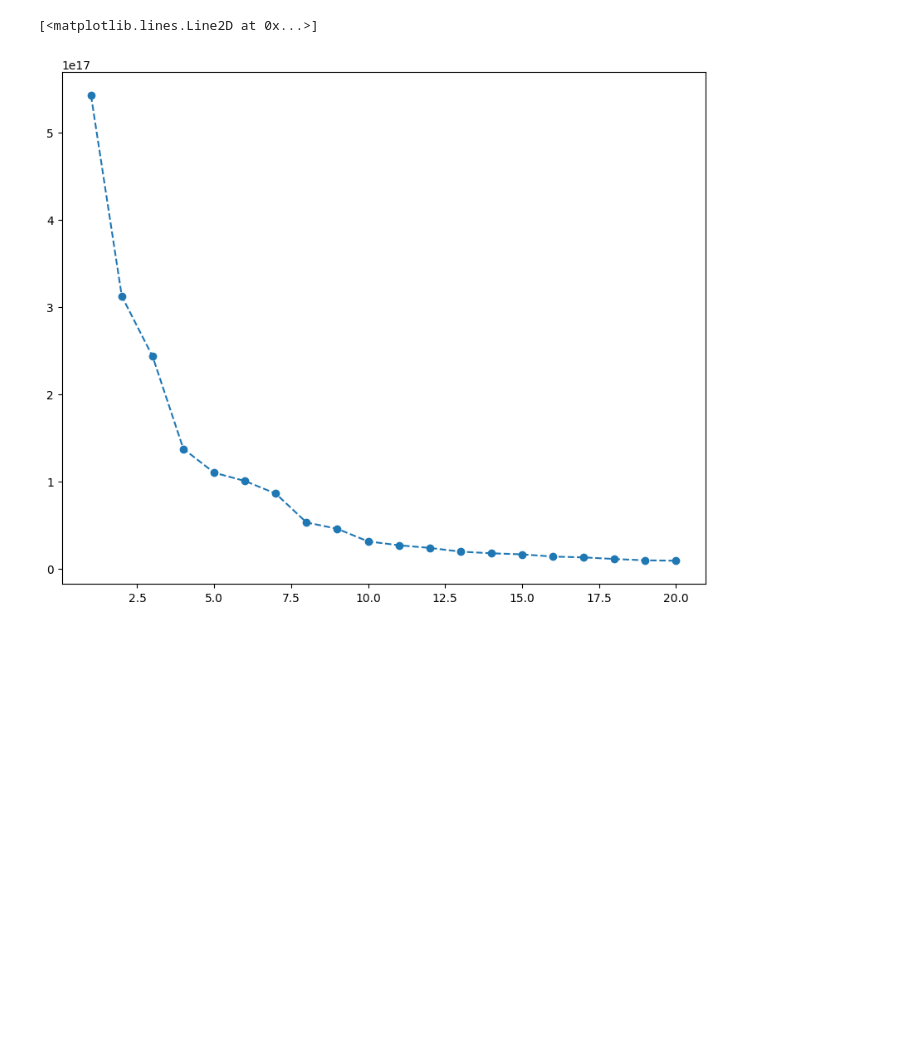
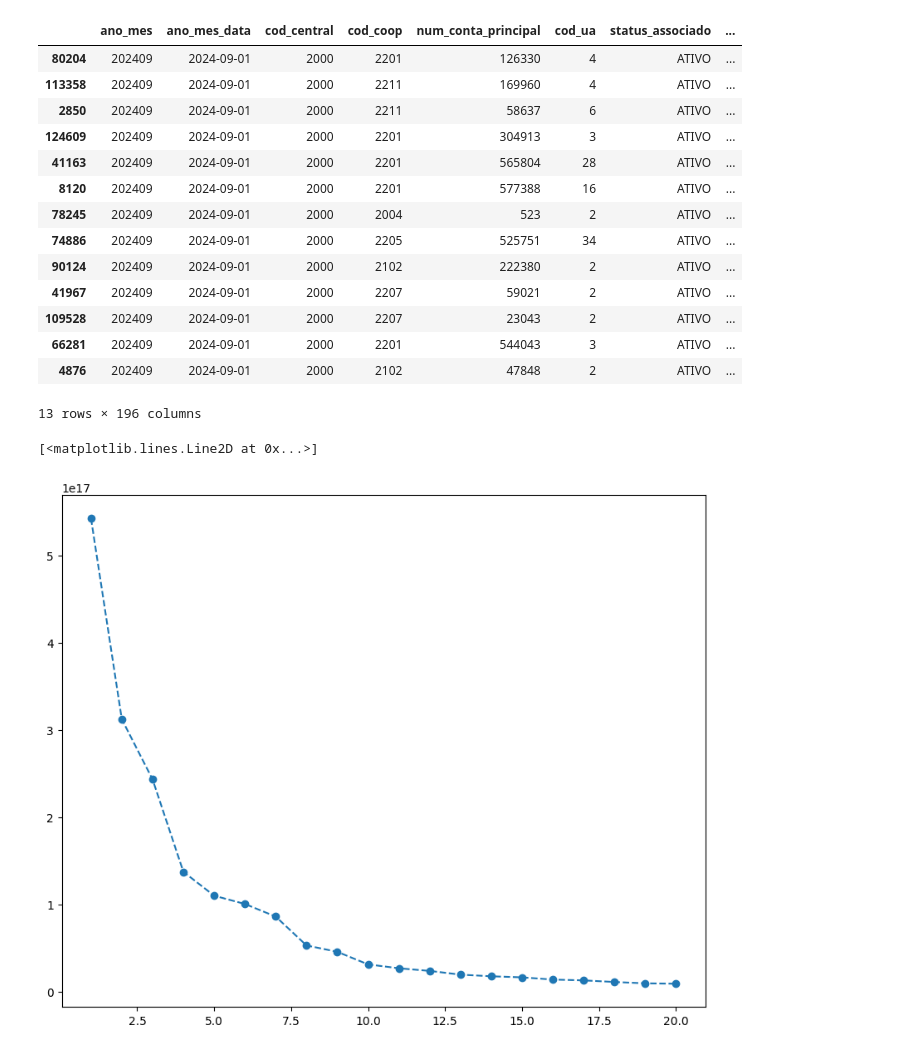
Before and after one commit to cowvin0/seg, a Jupyter notebook: segmentacao.ipynb, the cells around one changed output. Cells and saved outputs as stored; diff of their text form; code cells hidden in the pictures; blank space fills up the shorter version.

```diff
--- a/segmentacao.ipynb
+++ b/segmentacao.ipynb
@@ -237,3 +256,21 @@ plt.legend(loc='lower center', bbox_to_anchor=(0.5, -0.6), ncol=3)
+# %%
+df.query('Grupos == "3"')
+# %% [output]
+|  | ano_mes | ano_mes_data | cod_central | cod_coop | num_conta_principal | cod_ua | status_associado | ... |
+| 80204 | 202409 | 2024-09-01 | 2000 | 2201 | 126330 | 4 | ATIVO | ... |
+| 113358 | 202409 | 2024-09-01 | 2000 | 2211 | 169960 | 4 | ATIVO | ... |
+| 2850 | 202409 | 2024-09-01 | 2000 | 2211 | 58637 | 6 | ATIVO | ... |
+| 124609 | 202409 | 2024-09-01 | 2000 | 2201 | 304913 | 3 | ATIVO | ... |
+| 41163 | 202409 | 2024-09-01 | 2000 | 2201 | 565804 | 28 | ATIVO | ... |
+| 8120 | 202409 | 2024-09-01 | 2000 | 2201 | 577388 | 16 | ATIVO | ... |
+| 78245 | 202409 | 2024-09-01 | 2000 | 2004 | 523 | 2 | ATIVO | ... |
+| 74886 | 202409 | 2024-09-01 | 2000 | 2205 | 525751 | 34 | ATIVO | ... |
+| 90124 | 202409 | 2024-09-01 | 2000 | 2102 | 222380 | 2 | ATIVO | ... |
+| 41967 | 202409 | 2024-09-01 | 2000 | 2207 | 59021 | 2 | ATIVO | ... |
+| 109528 | 202409 | 2024-09-01 | 2000 | 2207 | 23043 | 2 | ATIVO | ... |
+| 66281 | 202409 | 2024-09-01 | 2000 | 2201 | 544043 | 3 | ATIVO | ... |
+| 4876 | 202409 | 2024-09-01 | 2000 | 2102 | 47848 | 2 | ATIVO | ... |
+13 rows × 196 columns
 # %%
 stack_df = df.loc[:,
                 df.columns[df.columns.str.startswith('prod_')].tolist()
```
Also changed, not shown: parts of 8 cells of this notebook, 2 other files.
